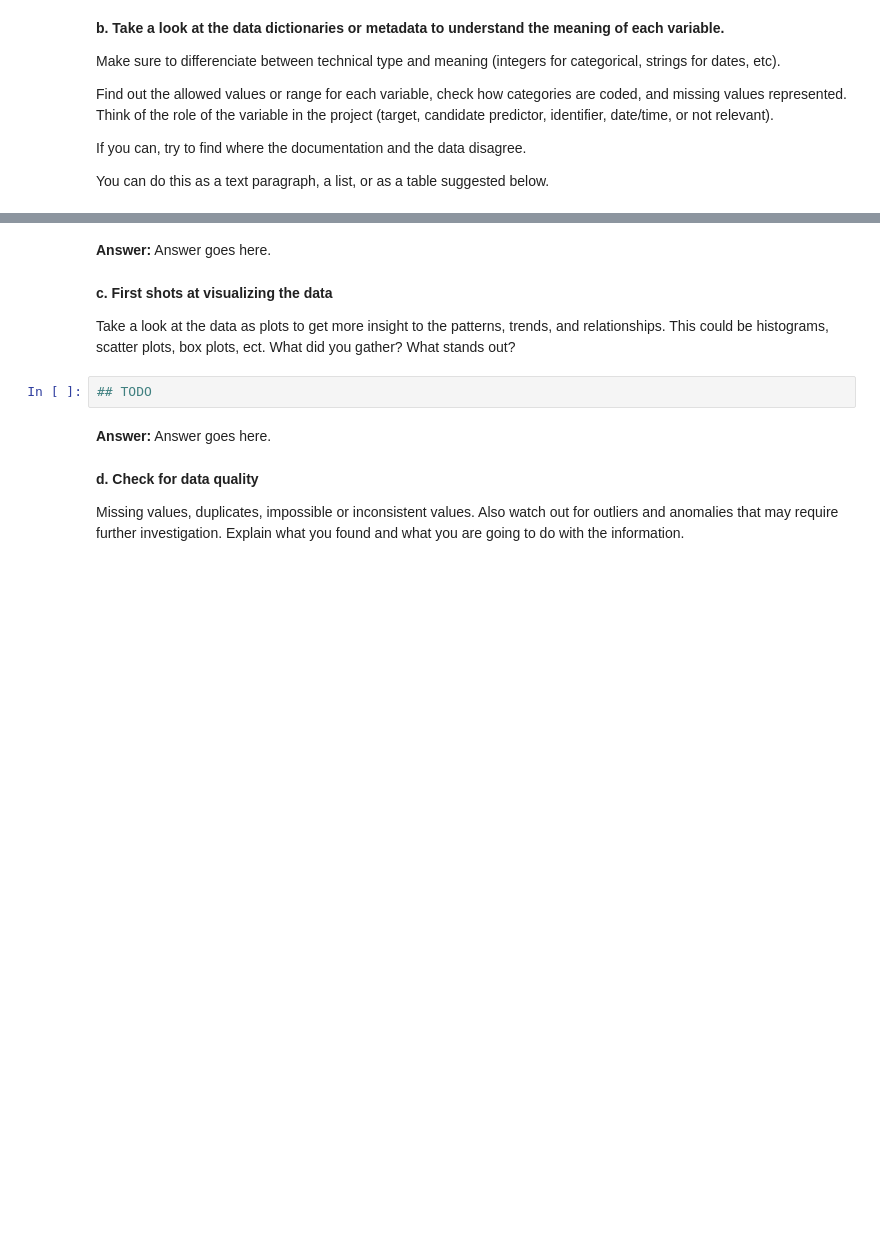
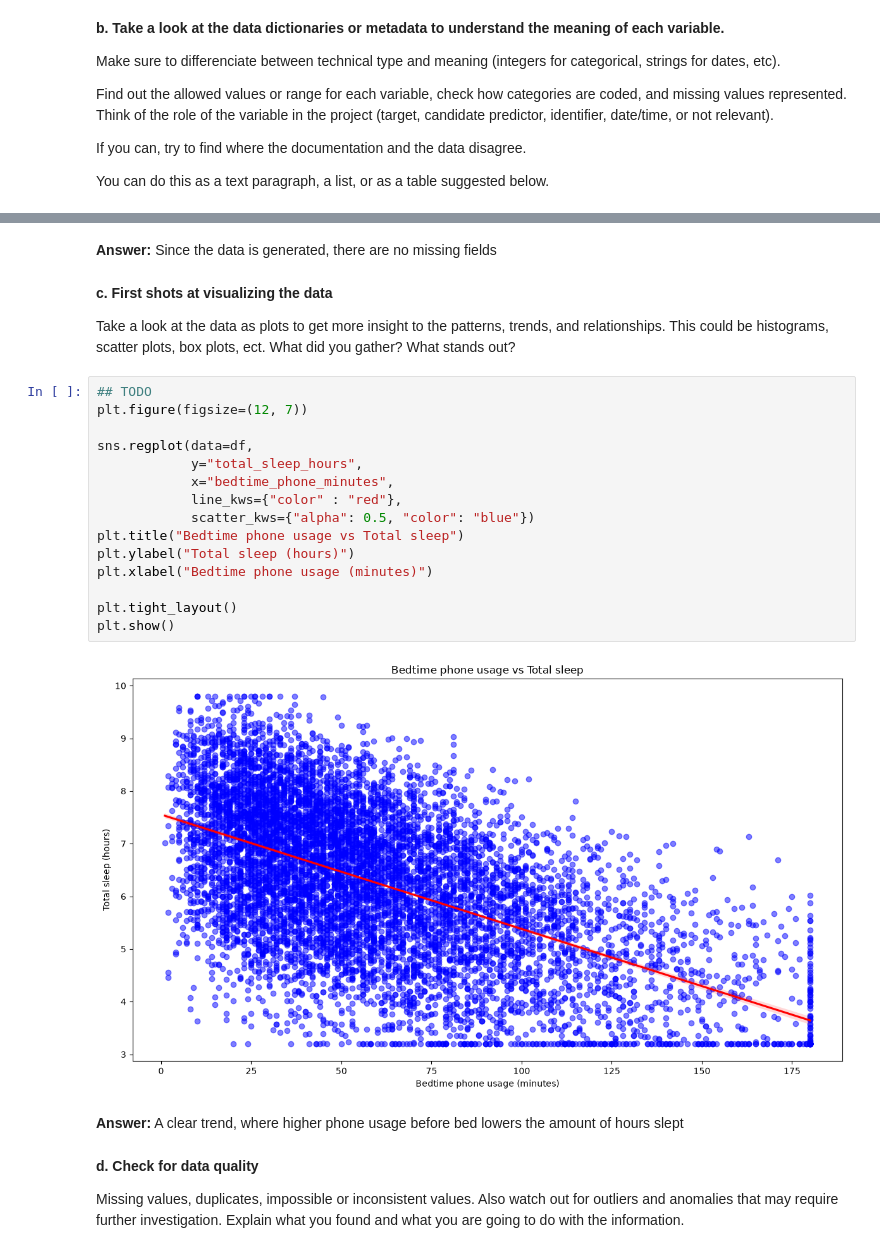
Before and after one commit to juhans1mm/KAGGLE-Sleep-Debt-Screen-Time, a Jupyter notebook: IDS2026_HW07.ipynb, the cells around one changed output, grey strips where cells are left out. Drawn from its saved outputs; the diff is of its cells as text; blank space fills up the shorter version.

```diff
--- a/IDS2026_HW07.ipynb
+++ b/IDS2026_HW07.ipynb
@@ -191,13 +196,28 @@ dtype: object
 # %% [markdown]
-**Answer:** Answer goes here.
+**Answer:** Since the data is generated, there are no missing fields
 # %% [markdown]
 **c. First shots at visualizing the data**
 
 Take a look at the data as plots to get more insight to the patterns, trends, and relationships. This could be histograms, scatter plots, box plots, ect. What did you gather? What stands out?
 # %%
 ## TODO
+plt.figure(figsize=(12, 7))
+
+sns.regplot(data=df,
+            y="total_sleep_hours",
+            x="bedtime_phone_minutes",
+            line_kws={"color" : "red"},
+            scatter_kws={"alpha": 0.5, "color": "blue"})
+plt.title("Bedtime phone usage vs Total sleep")
+plt.ylabel("Total sleep (hours)")
+plt.xlabel("Bedtime phone usage (minutes)")
+
+plt.tight_layout()
+plt.show()
+# %% [output]
+[figure, added]
 # %% [markdown]
-**Answer:** Answer goes here.
+**Answer:** A clear trend, where higher phone usage before bed lowers the amount of hours slept
 # %% [markdown]
 **d. Check for data quality**
 
```
Also changed, not shown: parts of 7 cells of this notebook.
